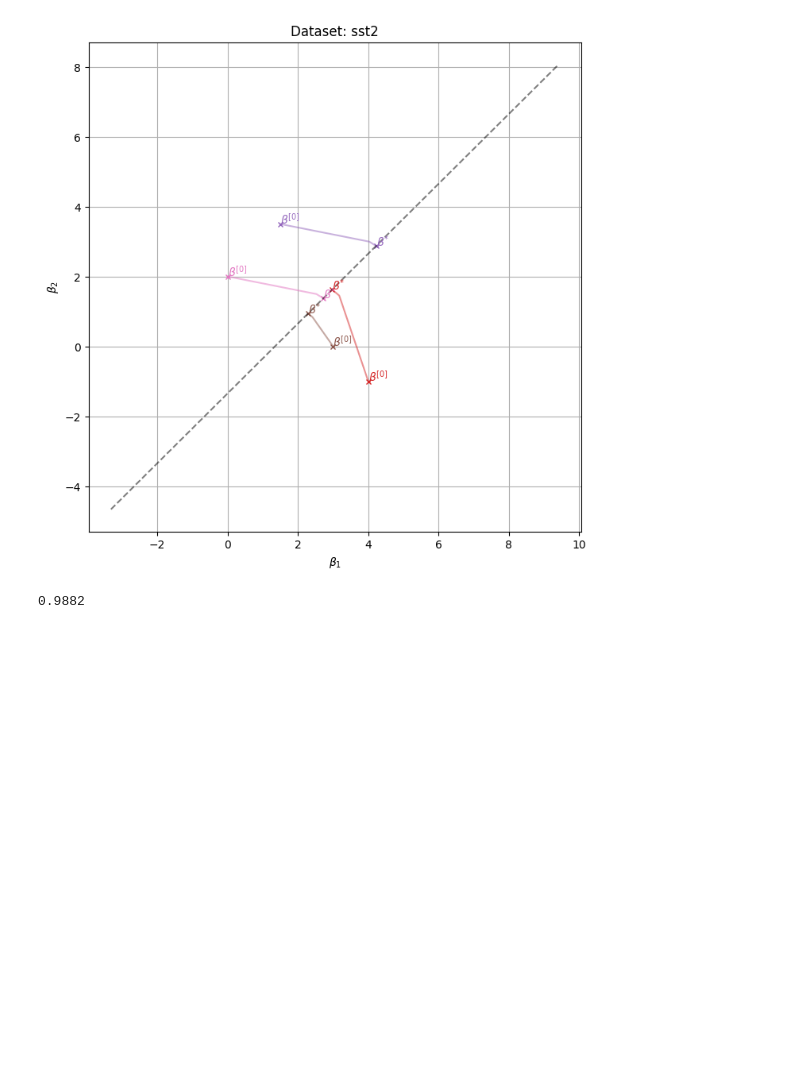
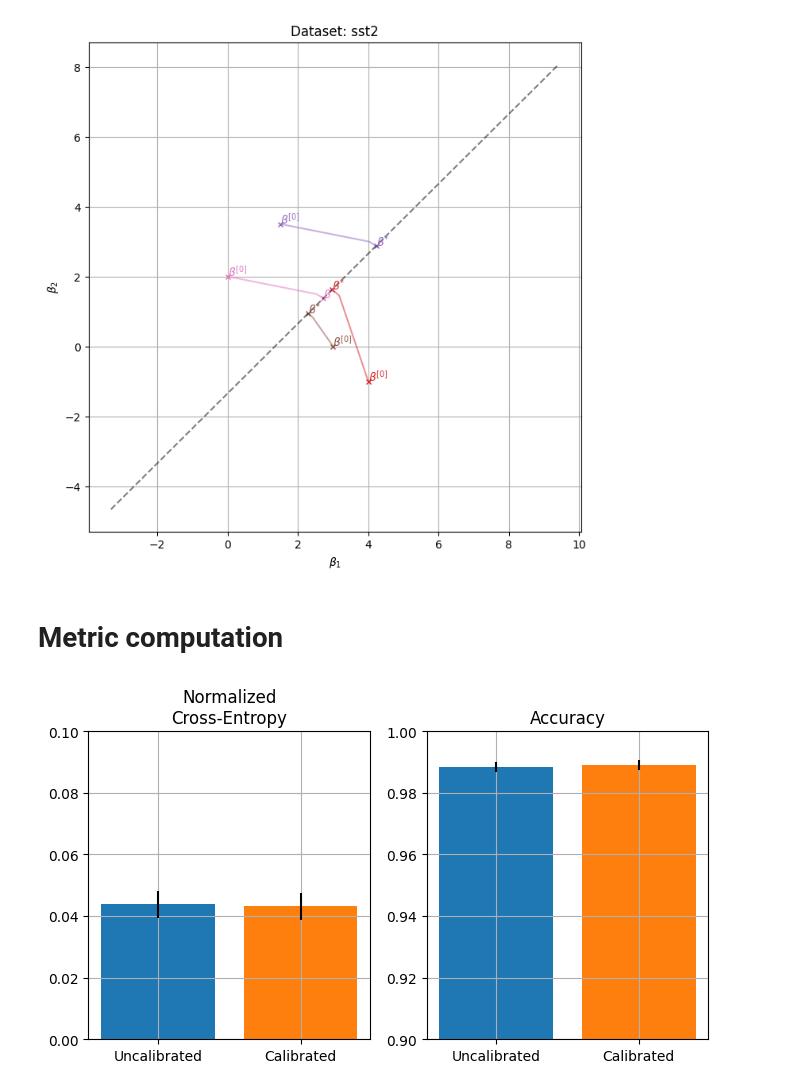
Before and after one commit to LautaroEst/sucpa-convergence, a Jupyter notebook: notebooks/plots.ipynb, the cells around one changed output. Saved outputs shown, nothing was run; the diff lists cells and outputs as text; code cells hidden in the pictures; blank space fills up the shorter version.

Commit message:
calibration metrics plots

```diff
--- a/notebooks/plots.ipynb
+++ b/notebooks/plots.ipynb
@@ -115,9 +112,51 @@ fig, ax = plot_results(
 # %% [output]
 -1.3476889
 [figure]
-# %%
-logits = np.load("../data/dogs-vs-cats/test_logits.npy")
-labels = np.load("../data/dogs-vs-cats/test_labels.npy")
-np.mean(logits.argmax(axis=1) == labels)
-# %% [output]
-0.9882
+# %% [markdown]
+# Metric computation
+# %%
+from utils import compute_metric, SUCPA
+from collections import defaultdict
+import pandas as pd
+import torch
+import matplotlib.pyplot as plt
+
+split = "test"
+dataset = "dogs-vs-cats"
+steps = 500
+bootstrap = 100
+random_state = 871283
+logits = torch.from_numpy(np.load(f"../data/dogs-vs-cats/{split}_logits.npy"))
+labels = torch.from_numpy(np.load(f"../data/dogs-vs-cats/{split}_labels.npy"))
+
+metrics = ["norm_cross_entropy", "accuracy"]
+results = defaultdict(list)
+for metric in metrics:
+    for d in os.listdir(f"../results/dataset={dataset}/"):
+        if f"steps={steps}" in d:
+            model = SUCPA.load_from_disk(os.path.join(f"../results/dataset={dataset}", d))
+            cal_logits = model.calibrate(logits)
+            uncal_metric = compute_metric(logits, labels, metric, bootstrap=True, n_boots=bootstrap, random_state=random_state)
+            cal_metric = compute_metric(cal_logits, labels, metric, bootstrap=True, n_boots=bootstrap, random_state=random_state)
+            results["metric"].extend([metric for _ in range(bootstrap)])
+            results["uncal_logits"].extend(uncal_metric)
+            results["cal_logits"].extend(cal_metric)
+results = pd.DataFrame(results)
+# %%
+short_metrics = {
+    "norm_cross_entropy": {"name": "Normalized\nCross-Entropy", "ylim": (0, 0.1)},
+    "accuracy": {"name": "Accuracy", "ylim": (0.9, 1)}
+}
+
+fig, axes = plt.subplots(1, len(metrics), figsize=(8, 4))
+bars = results.groupby("metric").agg(["mean", "std"])
+for metric, ax in zip(metrics, axes):
+    ax.bar([0], bars.loc[metric, ("uncal_logits", "mean")], yerr=bars.loc[metric, ("uncal_logits", "std")])
+    ax.bar([1], bars.loc[metric, ("cal_logits", "mean")], yerr=bars.loc[metric, ("cal_logits", "std")])
+    ax.set_title(short_metrics[metric]["name"])
+    ax.set_xticks([0, 1])
+    ax.set_xticklabels(["Uncalibrated", "Calibrated"])
+    ax.set_ylim(short_metrics[metric]["ylim"])
+    ax.grid(True)
+# %% [output]
+[figure, added]
```
Also changed, not shown: parts of 1 cell of this notebook, 2 other files.
